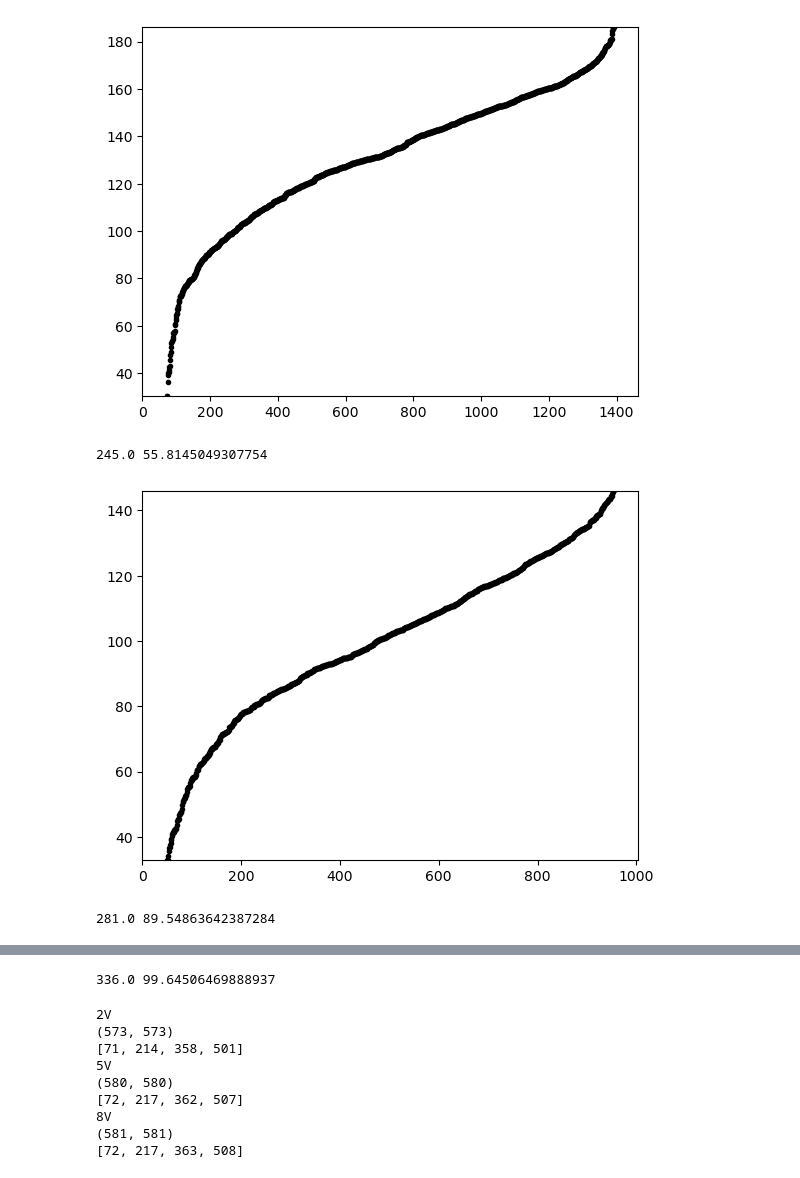
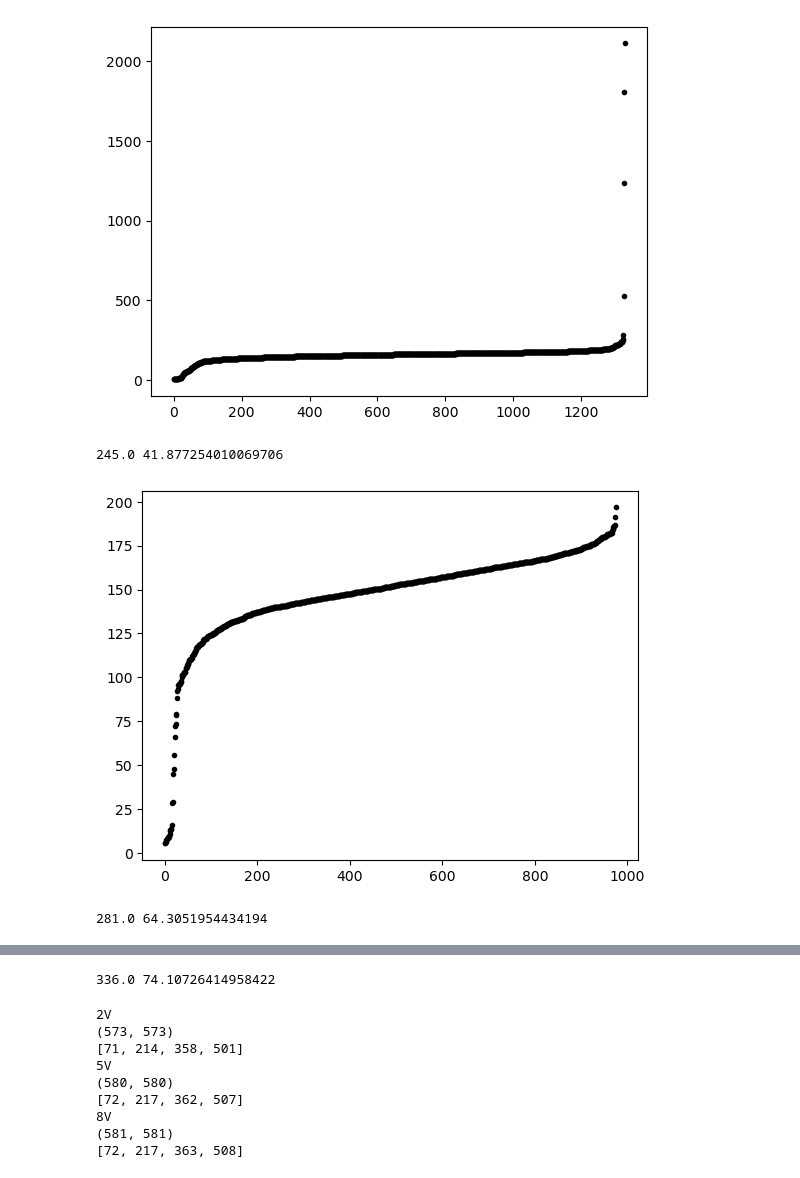
Before and after one commit to c-sooyoung/lemon-sandbox, a Jupyter notebook: 260721-atomic-column-thickness/260723-amorphous.ipynb, the cells around one changed output, grey strips where cells are left out. Drawn from its saved outputs; the diff is of its cells as text; code cells hidden in the pictures.

Commit message:
changes to how to count safe indices

```diff
--- a/260721-atomic-column-thickness/260723-amorphous.ipynb
+++ b/260721-atomic-column-thickness/260723-amorphous.ipynb
@@ -85,10 +85,14 @@ for key in results.keys():
 
     column_lists.update({key: column_list})
 # %%
-def double_erf(x, p0, p1, q, x0, x1):
-    return p0 + p1 * (erf(q*(x - x0)) - erf(q*(x - x1)))
+# def double_erf(x, p, q, x0, x1):
+#     return p * (erf(q*(x - x0)) - erf(q*(x - x1)))
+
+def double_erf_plus_const(x, p0, p1, q, x0, x1):
+    return p0 + double_erf(x, p1, q, x0, x1)
 # %%
 crystalline_heights = {}
+crystalline_height_errs = {}
 safe_height_indices = {}
 
 for key in results.keys():
@@ -97,41 +101,49 @@ for key in results.keys():
     dz = DZ[key]
 
     crystalline = []
+    crystalline_err = []
 
     for column in tqdm(columns):
-        popt, _, _ = fit(
-            double_erf, np.arange(len(column)), column, plot=False,
+        popt, perr, _ = fit(
+            double_erf_plus_const, np.arange(len(column)), column, plot=False,
             p0=[-0.03846732,  0.28181914,  0.30406586,  3.74047066, 12.6762897 ],
             # bounds=bounds,
             maxfev=10000
             )
         p0, p1, q, x0, x1 = popt
+        dp0, dp1, dq, dx0, dx1 = perr
 
         crystalline.append((x1 - x0) * dz)
+        crystalline_err.append(dz * (dx0 + dx1) / 2)
 
     crystalline_heights.update({key: np.array(crystalline)})
+    crystalline_height_errs.update({key: np.array(crystalline_err)})
 # %%
 for key in results.keys():
     crystalline = crystalline_heights[key]
+    crystalline_err = crystalline_height_errs[key]
     sorted_heights = np.sort(crystalline)
 
-    ymin = sorted_heights[1 * len(sorted_heights) // 20]
-    ymax = sorted_heights[19 * len(sorted_heights) // 20]
+    safe_height_index = np.where(
+        # (crystalline > ymin) & (crystalline < ymax)
+        crystalline_err < crystalline / 10
+        )
 
-    plt.plot(sorted_heights, 'k.')
-    xlim = plt.xlim(0, len(crystalline))
-    ylim = plt.ylim(ymin, ymax)
+    # ymin = sorted_heights[1 * len(sorted_heights) // 20]
+    # ymax = sorted_heights[19 * len(sorted_heights) // 20]
+
+    plt.plot(sorted_heights[safe_height_index], 'k.')
+    # xlim = plt.xlim(0, len(crystalline))
+    # ylim = plt.ylim(ymin, ymax)
     plt.show()
-    safe_height_index = np.where(
-        (crystalline > ymin) & (crystalline < ymax)
-        )
+
     safe_height_indices.update({key: safe_height_index})
 
     total_thickness = recons[key].shape[-1] * DZ[key]
 
     print(total_thickness, (total_thickness - np.median(crystalline)) / 2)
 # %% [output]
-[figure, old version]
+[figure, new version]
-245.0 55.8145049307754
+245.0 41.877254010069706
-[figure, old version]
+[figure, new version]
-281.0 89.54863642387284
+281.0 64.3051954434194
@@ -139,4 +151,4 @@ for key in results.keys():
-336.0 99.64506469888937
+336.0 74.10726414958422
 # %%
 for key, recon in recons.items():
     print(key)
```
Also changed, not shown: parts of 3 cells of this notebook.
